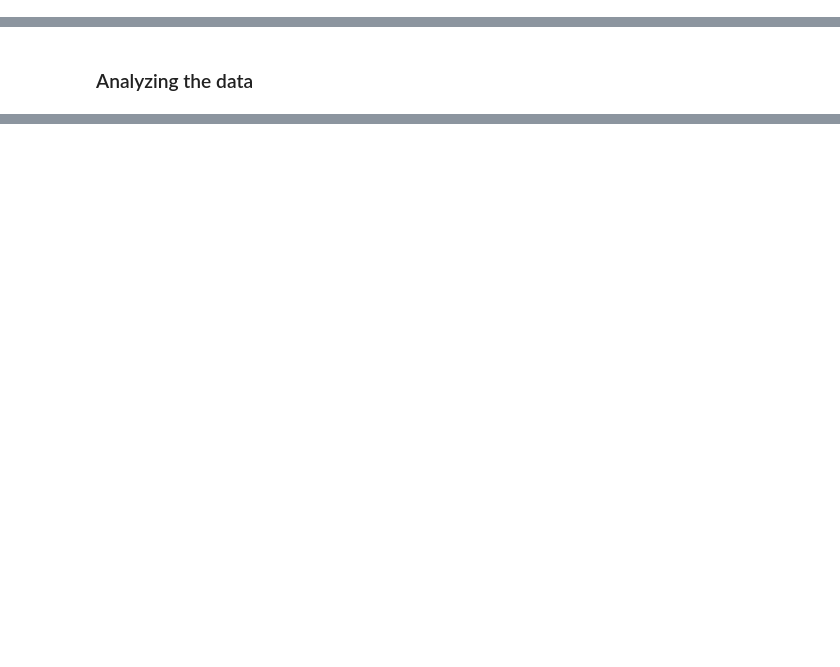
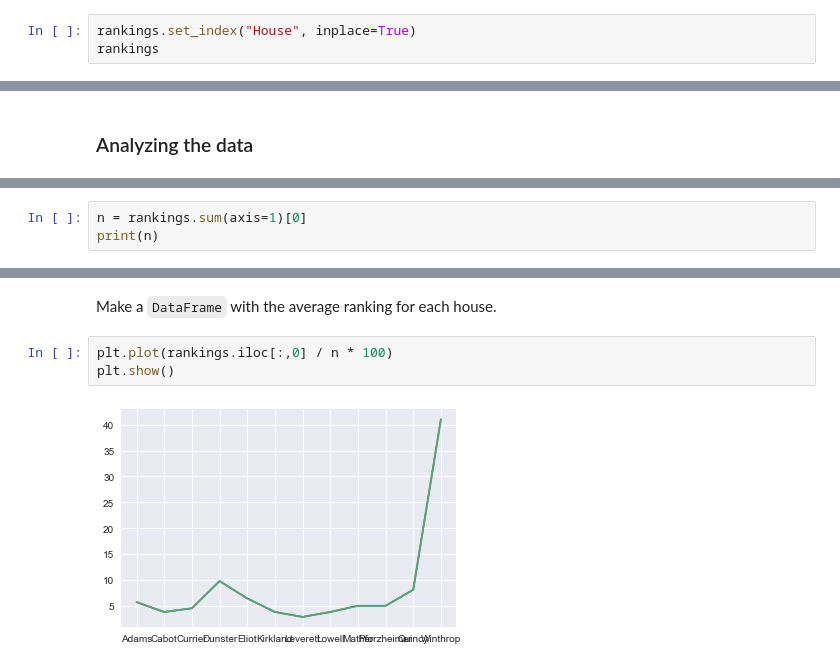
Before and after one commit to HarvardOpenData/data-science-tutorial, a Jupyter notebook: numpy_pandas_notebook.ipynb, the cells around one changed output, grey strips where cells are left out. Cells and saved outputs as stored; diff of their text form; blank space fills up the shorter version.

```diff
--- a/numpy_pandas_notebook.ipynb
+++ b/numpy_pandas_notebook.ipynb
@@ -213,0 +199,3 @@ rankings
+# %%
+rankings.set_index("House", inplace=True)
+rankings
@@ -253,0 +250,3 @@ First, how many students filled out the survey?
+# %%
+n = rankings.sum(axis=1)[0]
+print(n)
@@ -257,0 +284,7 @@ Find the percentage of first place rankings for each house.
+# %% [markdown]
+Make a `DataFrame` with the average ranking for each house.
+# %%
+plt.plot(rankings.iloc[:,0] / n * 100)
+plt.show()
+# %% [output]
+[figure, added]
```
Also changed, not shown: parts of 15 cells of this notebook, 1 other file.
